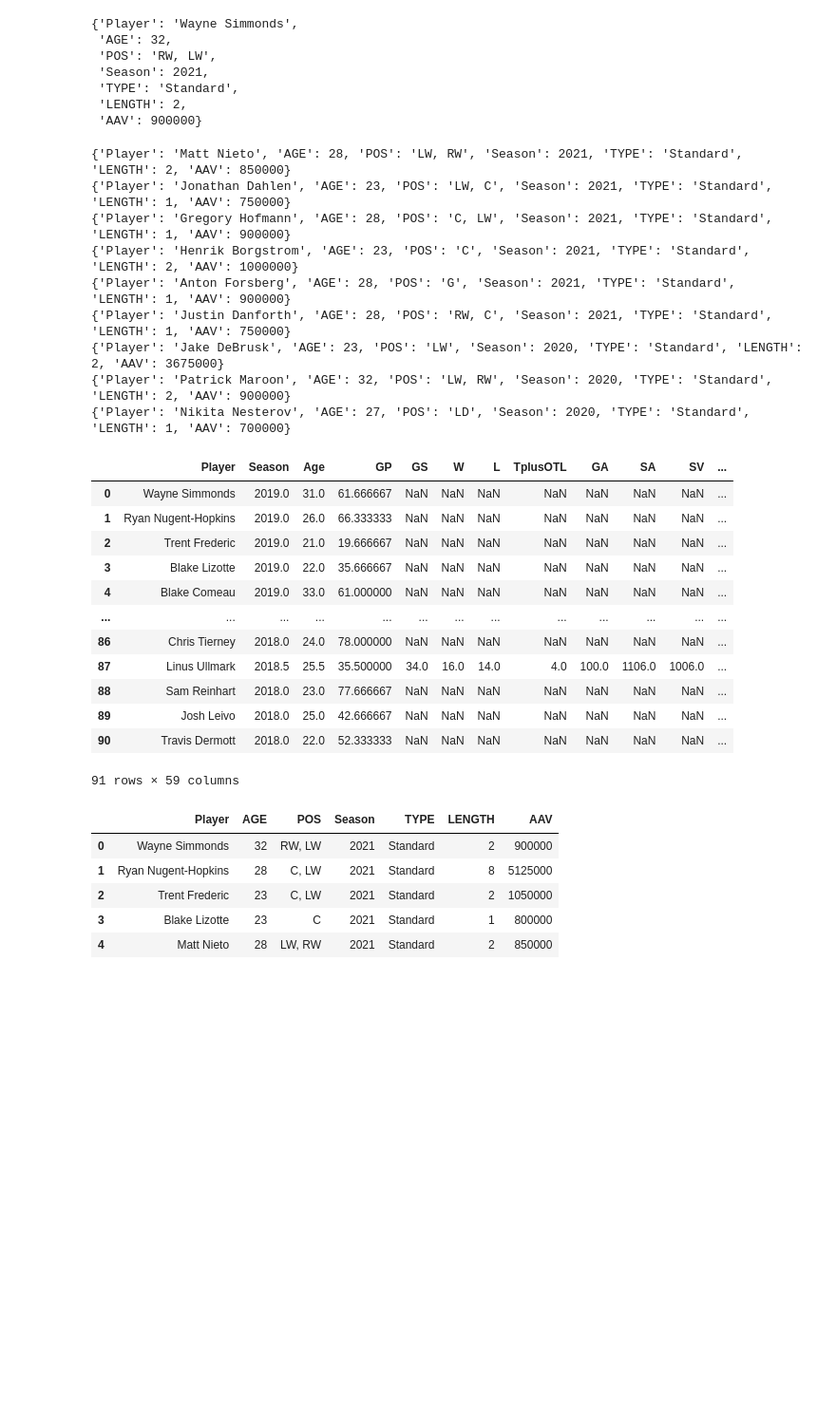
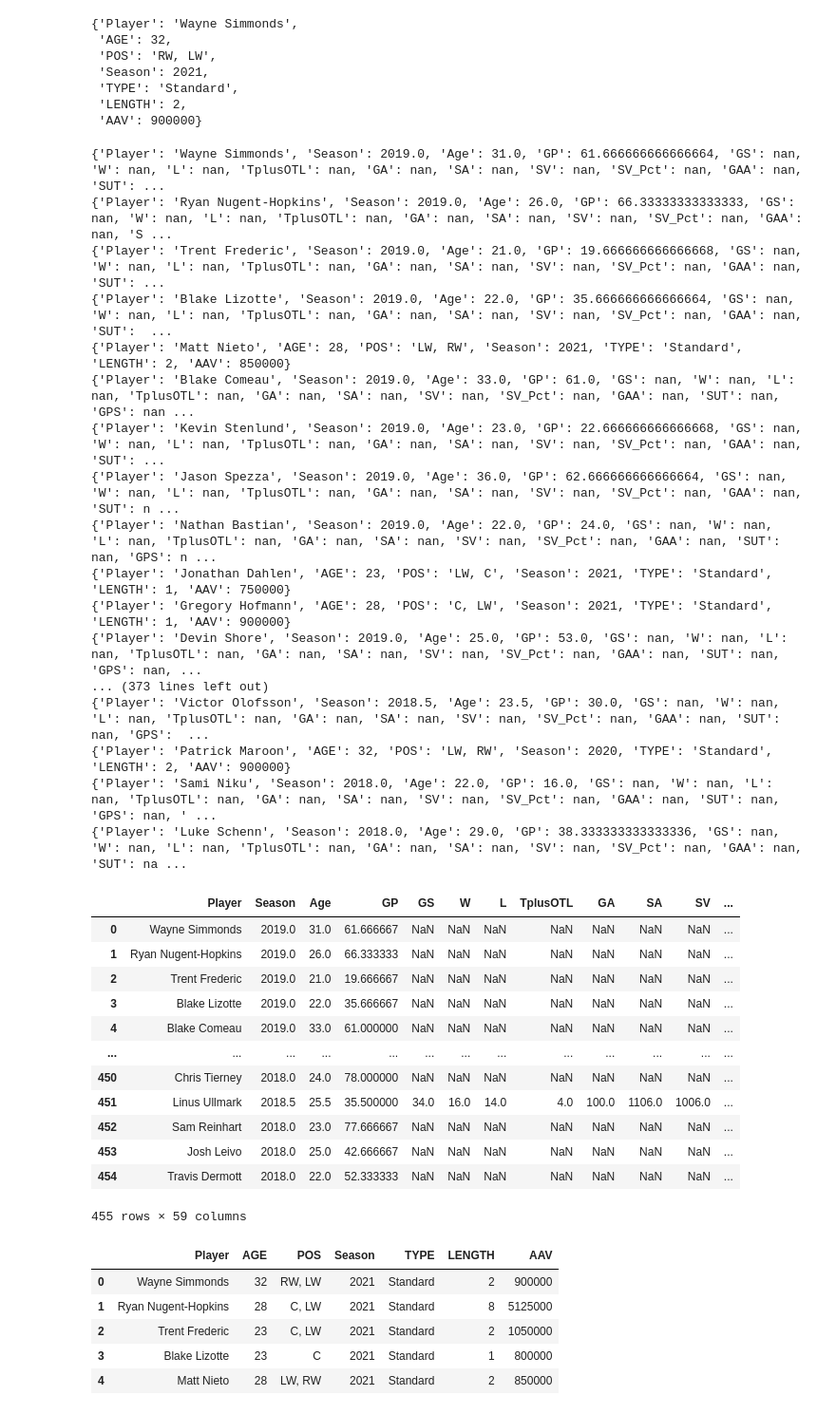
Before and after one commit to maessery/Capstone-2, a Jupyter notebook: Final DF .ipynb, the cells around one changed output. Shown at 95% size. Cells and saved outputs as stored; diff of their text form; code cells hidden in the pictures; blank space fills up the shorter version.

```diff
--- a/Final DF .ipynb
+++ b/Final DF .ipynb
@@ -573,0 +723,2 @@ Length: 58, dtype: float64
+# %%
+cf_dict = cf_contracts.to_dict('records')
@@ -573,0 +802,4 @@ Length: 58, dtype: float64
+# %%
+pd.set_option('display.max_rows', 200)
+
+missed_df
@@ -649,53 +944,51 @@ contracts_list_temp[0]
 # %%
 new_df_list=[]
 
-for d in contracts_list_temp:
+for i in range(5):
+    for d in contracts_list_temp:
 
-    try:
-    #d= contracts_list_temp[0]
-        year= d['Season']
-        years = [year-3, year-2, year-1]
-        c=final_df[(final_df.Player == d['Player']) & (final_df.Season.isin(years))]
-        b=c.groupby('Player').mean().reset_index()
-        b=b.to_dict('records')
-#         for k,v in d.items():
-#             b[k]=v
-        new_df_list.append(b[0])
-    except:
-        print(d)
+        try:
+        #d= contracts_list_temp[0]
+            year= d['Season']
+            years = [year-3, year-2, year-1]
+            c=final_df[(final_df.Player == d['Player']) & (final_df.Season.isin(years))]
+            b=c.groupby('Player').mean().reset_index()
+            b=b.to_dict('records')
+            for k,v in d.items():
+                d[k]=v
+            new_df_list.append(b[0])
+            print (b[0])
+        except:
+            print(d)
 pd.DataFrame(new_df_list)
-
-
-#a= row[1][['Player','Season', 'LENGTH', 'AAV']]
-#    print (row)
-#    year = row[1].Season
-#    years = [year-3, year-2, year-1]
-#    c=final_df[(final_df.Player == row[1].Player) & (final_df.Season.isin(years))]
-#    d=c.mean(axis=0)
- #   #d= d.drop(columns)
- #   print (d)
- #   new_list.append(nested)
- #   break
 # %% [output]
+{'Player': 'Wayne Simmonds', 'Season': 2019.0, 'Age': 31.0, 'GP': 61.666666666666664, 'GS': nan, 'W': nan, 'L': nan, 'TplusOTL': nan, 'GA': nan, 'SA': nan, 'SV': nan, 'SV_Pct': nan, 'GAA': nan, 'SUT': ...
+{'Player': 'Ryan Nugent-Hopkins', 'Season': 2019.0, 'Age': 26.0, 'GP': 66.33333333333333, 'GS': nan, 'W': nan, 'L': nan, 'TplusOTL': nan, 'GA': nan, 'SA': nan, 'SV': nan, 'SV_Pct': nan, 'GAA': nan, 'S ...
+{'Player': 'Trent Frederic', 'Season': 2019.0, 'Age': 21.0, 'GP': 19.666666666666668, 'GS': nan, 'W': nan, 'L': nan, 'TplusOTL': nan, 'GA': nan, 'SA': nan, 'SV': nan, 'SV_Pct': nan, 'GAA': nan, 'SUT': ...
+{'Player': 'Blake Lizotte', 'Season': 2019.0, 'Age': 22.0, 'GP': 35.666666666666664, 'GS': nan, 'W': nan, 'L': nan, 'TplusOTL': nan, 'GA': nan, 'SA': nan, 'SV': nan, 'SV_Pct': nan, 'GAA': nan, 'SUT':  ...
 {'Player': 'Matt Nieto', 'AGE': 28, 'POS': 'LW, RW', 'Season': 2021, 'TYPE': 'Standard', 'LENGTH': 2, 'AAV': 850000}
+{'Player': 'Blake Comeau', 'Season': 2019.0, 'Age': 33.0, 'GP': 61.0, 'GS': nan, 'W': nan, 'L': nan, 'TplusOTL': nan, 'GA': nan, 'SA': nan, 'SV': nan, 'SV_Pct': nan, 'GAA': nan, 'SUT': nan, 'GPS': nan ...
+{'Player': 'Kevin Stenlund', 'Season': 2019.0, 'Age': 23.0, 'GP': 22.666666666666668, 'GS': nan, 'W': nan, 'L': nan, 'TplusOTL': nan, 'GA': nan, 'SA': nan, 'SV': nan, 'SV_Pct': nan, 'GAA': nan, 'SUT': ...
+{'Player': 'Jason Spezza', 'Season': 2019.0, 'Age': 36.0, 'GP': 62.666666666666664, 'GS': nan, 'W': nan, 'L': nan, 'TplusOTL': nan, 'GA': nan, 'SA': nan, 'SV': nan, 'SV_Pct': nan, 'GAA': nan, 'SUT': n ...
+{'Player': 'Nathan Bastian', 'Season': 2019.0, 'Age': 22.0, 'GP': 24.0, 'GS': nan, 'W': nan, 'L': nan, 'TplusOTL': nan, 'GA': nan, 'SA': nan, 'SV': nan, 'SV_Pct': nan, 'GAA': nan, 'SUT': nan, 'GPS': n ...
 {'Player': 'Jonathan Dahlen', 'AGE': 23, 'POS': 'LW, C', 'Season': 2021, 'TYPE': 'Standard', 'LENGTH': 1, 'AAV': 750000}
 {'Player': 'Gregory Hofmann', 'AGE': 28, 'POS': 'C, LW', 'Season': 2021, 'TYPE': 'Standard', 'LENGTH': 1, 'AAV': 900000}
-{'Player': 'Henrik Borgstrom', 'AGE': 23, 'POS': 'C', 'Season': 2021, 'TYPE': 'Standard', 'LENGTH': 2, 'AAV': 1000000}
-{'Player': 'Anton Forsberg', 'AGE': 28, 'POS': 'G', 'Season': 2021, 'TYPE': 'Standard', 'LENGTH': 1, 'AAV': 900000}
-{'Player': 'Justin Danforth', 'AGE': 28, 'POS': 'RW, C', 'Season': 2021, 'TYPE': 'Standard', 'LENGTH': 1, 'AAV': 750000}
-{'Player': 'Jake DeBrusk', 'AGE': 23, 'POS': 'LW', 'Season': 2020, 'TYPE': 'Standard', 'LENGTH': 2, 'AAV': 3675000}
+{'Player': 'Devin Shore', 'Season': 2019.0, 'Age': 25.0, 'GP': 53.0, 'GS': nan, 'W': nan, 'L': nan, 'TplusOTL': nan, 'GA': nan, 'SA': nan, 'SV': nan, 'SV_Pct': nan, 'GAA': nan, 'SUT': nan, 'GPS': nan, ...
+... (373 lines left out)
+{'Player': 'Victor Olofsson', 'Season': 2018.5, 'Age': 23.5, 'GP': 30.0, 'GS': nan, 'W': nan, 'L': nan, 'TplusOTL': nan, 'GA': nan, 'SA': nan, 'SV': nan, 'SV_Pct': nan, 'GAA': nan, 'SUT': nan, 'GPS':  ...
 {'Player': 'Patrick Maroon', 'AGE': 32, 'POS': 'LW, RW', 'Season': 2020, 'TYPE': 'Standard', 'LENGTH': 2, 'AAV': 900000}
-{'Player': 'Nikita Nesterov', 'AGE': 27, 'POS': 'LD', 'Season': 2020, 'TYPE': 'Standard', 'LENGTH': 1, 'AAV': 700000}
+{'Player': 'Sami Niku', 'Season': 2018.0, 'Age': 22.0, 'GP': 16.0, 'GS': nan, 'W': nan, 'L': nan, 'TplusOTL': nan, 'GA': nan, 'SA': nan, 'SV': nan, 'SV_Pct': nan, 'GAA': nan, 'SUT': nan, 'GPS': nan, ' ...
+{'Player': 'Luke Schenn', 'Season': 2018.0, 'Age': 29.0, 'GP': 38.333333333333336, 'GS': nan, 'W': nan, 'L': nan, 'TplusOTL': nan, 'GA': nan, 'SA': nan, 'SV': nan, 'SV_Pct': nan, 'GAA': nan, 'SUT': na ...
 |  | Player | Season | Age | GP | GS | W | L | TplusOTL | GA | SA | SV | ... |
 | 0 | Wayne Simmonds | 2019.0 | 31.0 | 61.666667 | NaN | NaN | NaN | NaN | NaN | NaN | NaN | ... |
 | 1 | Ryan Nugent-Hopkins | 2019.0 | 26.0 | 66.333333 | NaN | NaN | NaN | NaN | NaN | NaN | NaN | ... |
 | 2 | Trent Frederic | 2019.0 | 21.0 | 19.666667 | NaN | NaN | NaN | NaN | NaN | NaN | NaN | ... |
 | 3 | Blake Lizotte | 2019.0 | 22.0 | 35.666667 | NaN | NaN | NaN | NaN | NaN | NaN | NaN | ... |
 | 4 | Blake Comeau | 2019.0 | 33.0 | 61.000000 | NaN | NaN | NaN | NaN | NaN | NaN | NaN | ... |
 | ... | ... | ... | ... | ... | ... | ... | ... | ... | ... | ... | ... | ... |
-| 86 | Chris Tierney | 2018.0 | 24.0 | 78.000000 | NaN | NaN | NaN | NaN | NaN | NaN | NaN | ... |
-| 87 | Linus Ullmark | 2018.5 | 25.5 | 35.500000 | 34.0 | 16.0 | 14.0 | 4.0 | 100.0 | 1106.0 | 1006.0 | ... |
-| 88 | Sam Reinhart | 2018.0 | 23.0 | 77.666667 | NaN | NaN | NaN | NaN | NaN | NaN | NaN | ... |
-| 89 | Josh Leivo | 2018.0 | 25.0 | 42.666667 | NaN | NaN | NaN | NaN | NaN | NaN | NaN | ... |
-| 90 | Travis Dermott | 2018.0 | 22.0 | 52.333333 | NaN | NaN | NaN | NaN | NaN | NaN | NaN | ... |
+| 450 | Chris Tierney | 2018.0 | 24.0 | 78.000000 | NaN | NaN | NaN | NaN | NaN | NaN | NaN | ... |
+| 451 | Linus Ullmark | 2018.5 | 25.5 | 35.500000 | 34.0 | 16.0 | 14.0 | 4.0 | 100.0 | 1106.0 | 1006.0 | ... |
+| 452 | Sam Reinhart | 2018.0 | 23.0 | 77.666667 | NaN | NaN | NaN | NaN | NaN | NaN | NaN | ... |
+| 453 | Josh Leivo | 2018.0 | 25.0 | 42.666667 | NaN | NaN | NaN | NaN | NaN | NaN | NaN | ... |
+| 454 | Travis Dermott | 2018.0 | 22.0 | 52.333333 | NaN | NaN | NaN | NaN | NaN | NaN | NaN | ... |
-91 rows × 59 columns
+455 rows × 59 columns
```
Also changed, not shown: parts of 18 cells of this notebook.
